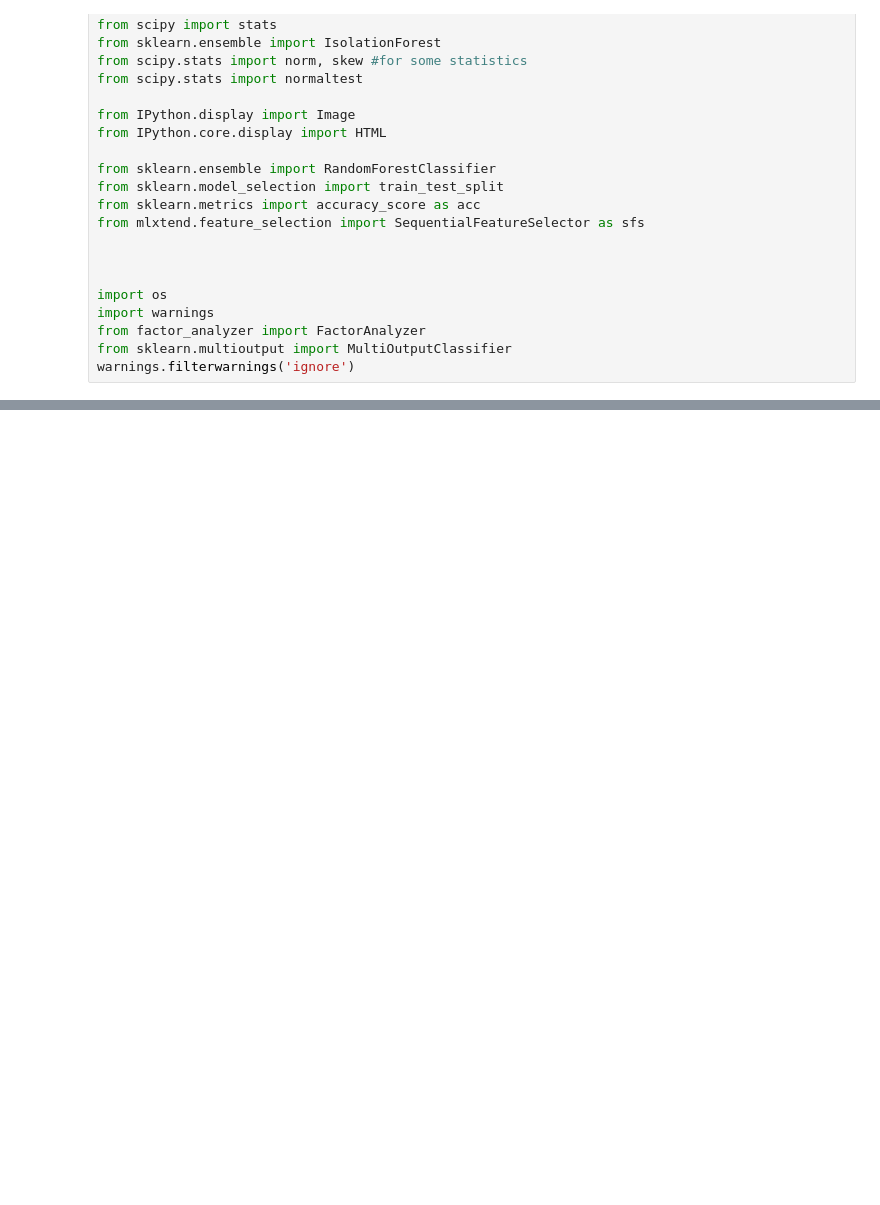
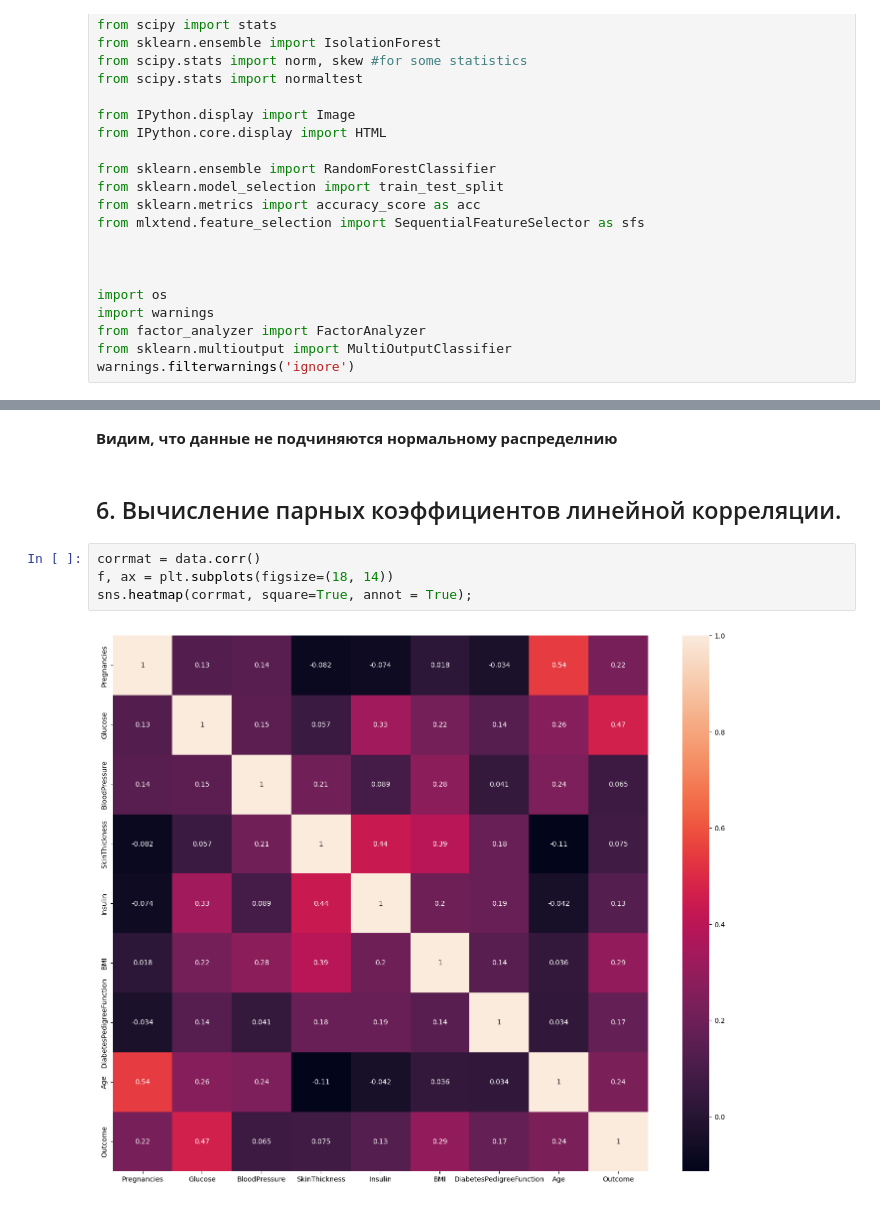
Before and after one commit to sfobosde/ResearchMethods, a Jupyter notebook: research_methods.ipynb, the cells around one changed output, grey strips where cells are left out. Drawn from its saved outputs; the diff is of its cells as text; blank space fills up the shorter version.

```diff
--- a/research_methods.ipynb
+++ b/research_methods.ipynb
@@ -45,0 +275,10 @@ warnings.filterwarnings('ignore')
+# %% [markdown]
+**Видим, что данные не подчиняются нормальному распределнию**
+# %% [markdown]
+## 6. Вычисление парных коэффициентов линейной корреляции.
+# %%
+corrmat = data.corr()
+f, ax = plt.subplots(figsize=(18, 14))
+sns.heatmap(corrmat, square=True, annot = True);
+# %% [output]
+[figure, added]
```
Also changed, not shown: parts of 37 cells of this notebook, 2 other files.
